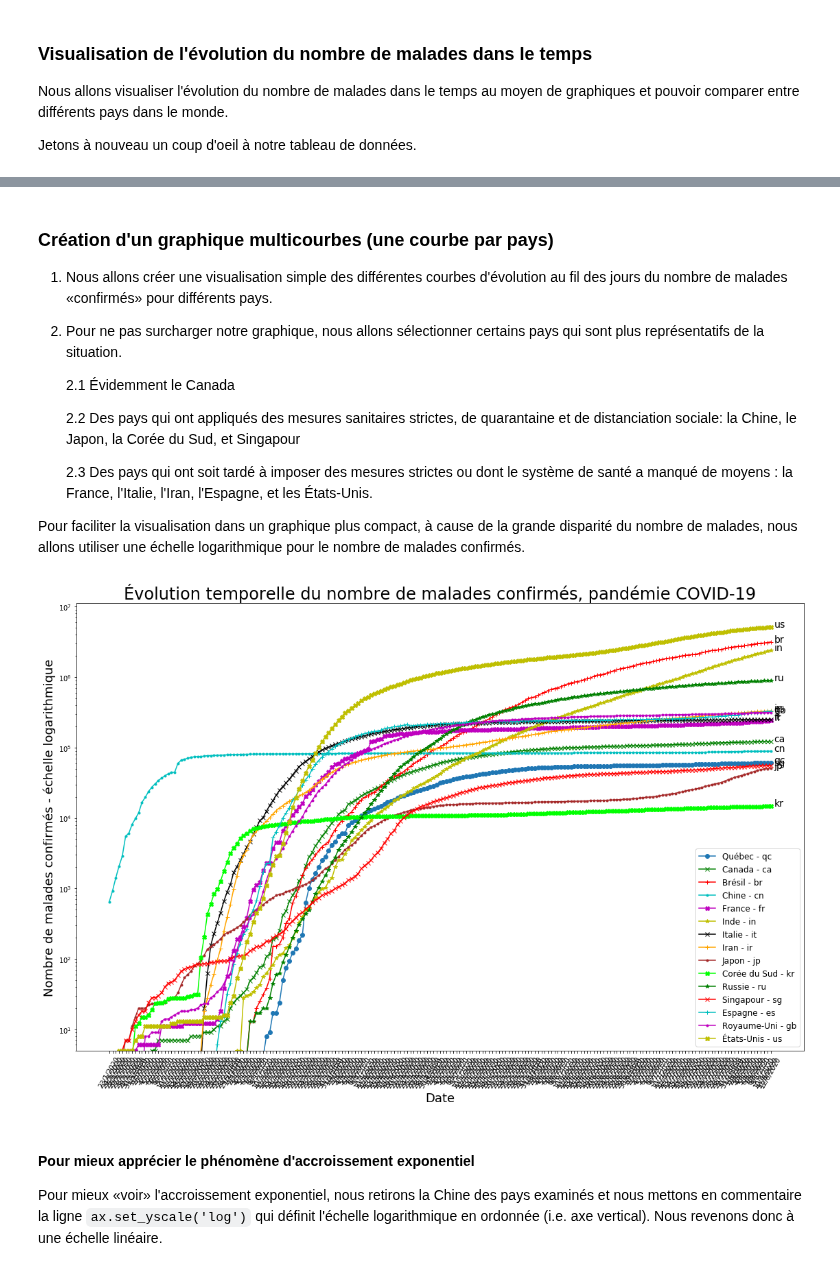
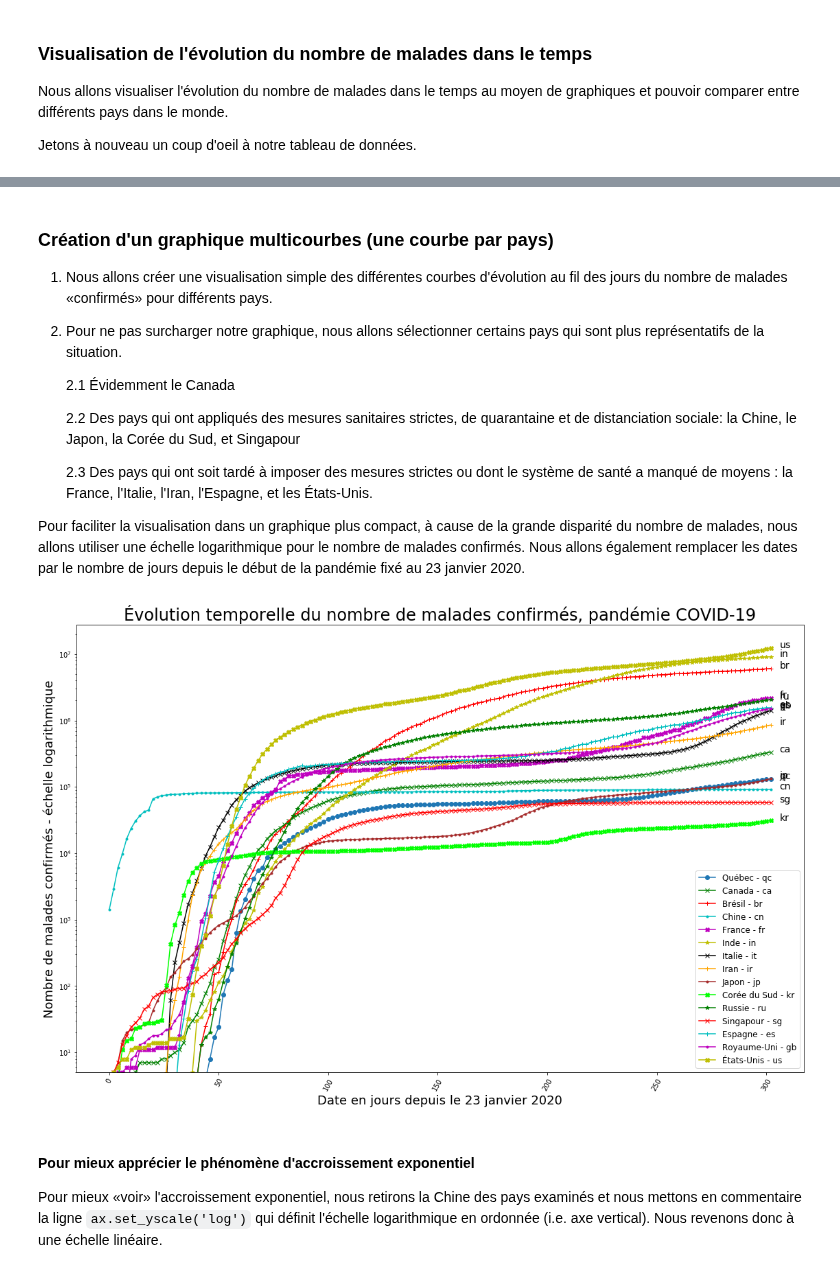
Before and after one commit to ClaudeCoulombe/evolution_COVID19, a Jupyter notebook: Evolution_Pandemie_COVID-19.ipynb, the cells around one changed output, grey strips where cells are left out. Drawn from its saved outputs; the diff is of its cells as text; code cells hidden in the pictures.

Commit message:
Modifications index données Québec est maintenant 51 - amélioration affichage par remplacement des dates par le nombre de jours écoulés

```diff
--- a/Evolution_Pandemie_COVID-19.ipynb
+++ b/Evolution_Pandemie_COVID-19.ipynb
@@ -236,8 +237,8 @@ series_chronologiques_COVID19_df[series_chronologiques_COVID19_df['Country/Regio
 quebec_df = series_chronologiques_COVID19_df[(series_chronologiques_COVID19_df['Country/Region']=="Canada") &
                                 (series_chronologiques_COVID19_df['Province/State']=="Quebec")]
 
-quebec_df.loc[50,'Country/Region'] = 'Québec'
-quebec_df.loc[50,'Province/State'] = np.nan
+quebec_df.loc[51,'Country/Region'] = 'Québec'
+quebec_df.loc[51,'Province/State'] = np.nan
 
 series_chronologiques_COVID19_df = series_chronologiques_COVID19_df.append(quebec_df , ignore_index=True)
 series_chronologiques_COVID19_df
@@ -313,0 +317,3 @@ series_chronologiques_COVID19_df
+# %%
+series_chronologiques_COVID19_df = series_chronologiques_COVID19_df[series_chronologiques_COVID19_df.columns[::2]]
+series_chronologiques_COVID19_df
@@ -325,7 +345,7 @@ series_chronologiques_COVID19_df
 
     2.3 Des pays qui ont soit tardé à imposer des mesures strictes ou dont le système de santé         a manqué de moyens : la France, l'Italie, l'Iran, l'Espagne, et les États-Unis.
 
-Pour faciliter la visualisation dans un graphique plus compact, à cause de la grande disparité du nombre de malades, nous allons utiliser une échelle logarithmique pour le nombre de malades confirmés.
+Pour faciliter la visualisation dans un graphique plus compact, à cause de la grande disparité du nombre de malades, nous allons utiliser une échelle logarithmique pour le nombre de malades confirmés. Nous allons également remplacer les dates par le nombre de jours depuis le début de la pandémie fixé au 23 janvier 2020.
 # %%
 import itertools
 from random import randrange
@@ -334,6 +354,8 @@ nombre_dor = 1.618
 hauteur = 12
 longueur = int(nombre_dor * hauteur)
 fig, ax = plt.subplots(figsize=(longueur,hauteur))
+
+
 # https://stackoverflow.com/questions/13091649/unique-plot-marker-for-each-plot-in-matplotlib
 marqueurs = itertools.cycle(('x', '+', '.', 'X', '*'))
 couleurs = itertools.cycle(('g', 'r', 'c', 'm', 'y', 'k', 'orange', 'brown', 'lime'))
@@ -351,36 +373,38 @@ etiquettes = {'Québec':'Québec', 'Canada':'Canada', 'Brazil':'Brésil', 'China
 code_pays = {
     'Québec':'qc', 'Canada':'ca', 'Brazil':'br','China':'cn', 'France':'fr', 'India':'in',
     'Italy':'it', 'Iran':'ir','Japan':'jp','Korea, South':'kr', 'Russia':'ru','Singapore':'sg',
     'Spain':'es', 'Sweden':'se','United Kingdom':'gb', 'US':'us'
 }
 
 for region in regions:
     if region == "Québec":
         marqueur = "o"
         couleur = "tab:blue"
     else:
         marqueur = next(marqueurs)
         couleur = next(couleurs)
-    plt.plot(list(series_chronologiques_COVID19_df.columns[2:]),
+    plt.plot(# Remplacer la date par le nombre de jours depuis le début de la pandémie
+             # list(series_chronologiques_COVID19_df.columns[2:]),
+             [2*i for i in range(0,series_chronologiques_COVID19_df.shape[1]-2)],
              list(series_chronologiques_COVID19_df[series_chronologiques_COVID19_df['Country/Region']==region].iloc[0,2:]),
              marker=marqueur,
              color=couleur,
              label=etiquettes[region]+" - "+code_pays[region])
     etiq_y_pos = series_chronologiques_COVID19_df[series_chronologiques_COVID19_df['Country/Region']==region].iloc[0,-1]
     plt.text(nbr_jours-1, etiq_y_pos, code_pays[region],fontsize=14)
 plt.legend(loc='best',fontsize=12)
 xticks(rotation=60)
 ax.set_yscale('log')
 ylim(bottom=5)
 #xlim(right=60)
 
 plt.title(u'Évolution temporelle du nombre de malades confirmés, pandémie COVID-19',fontsize=24)
-plt.xlabel(u'Date',fontsize=18)
+plt.xlabel(u'Date en jours depuis le 23 janvier 2020',fontsize=18)
 _ = plt.ylabel(u'Nombre de malades confirmés - échelle logarithmique',fontsize=18)
 plt.savefig('images/Evolution-COVID19-EchLog.png')
 plt.show()
 # %% [output]
-[figure, old version]
+[figure, new version]
 # %% [markdown]
 #### Pour mieux apprécier le phénomène d'accroissement exponentiel
 
```
Also changed, not shown: parts of 20 cells of this notebook, 2 other files.
